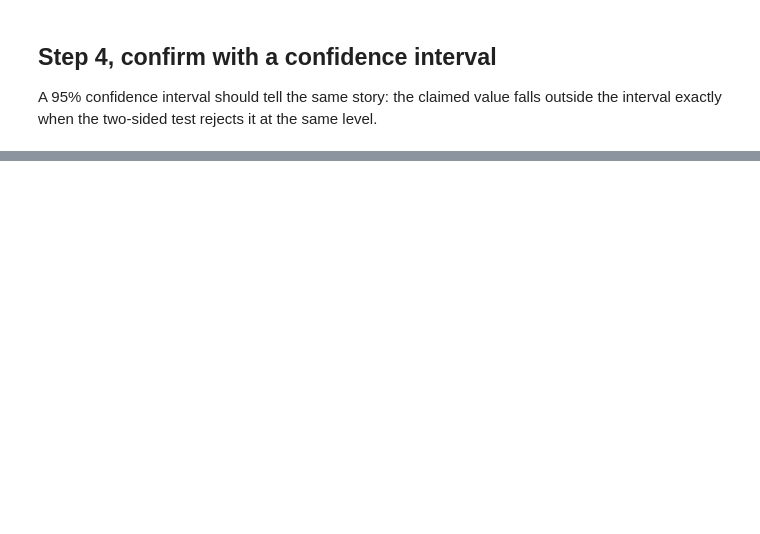
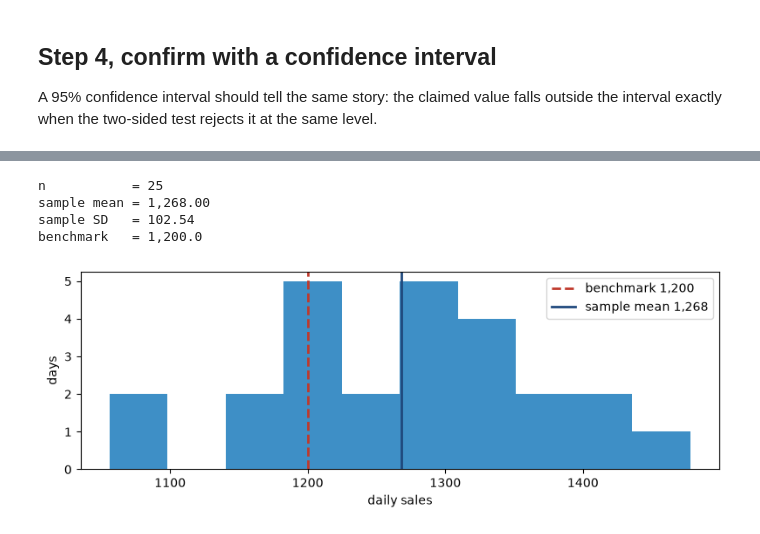
Before and after one commit to eoinlane/BUU33803-student-notebooks, a Jupyter notebook: bu7852/session4/Session4_Exercise_OneSampleTest.ipynb, the cells around one changed output, grey strips where cells are left out. Saved outputs shown, nothing was run; the diff lists cells and outputs as text; code cells hidden in the pictures; blank space fills up the shorter version.

```diff
--- a/bu7852/session4/Session4_Exercise_OneSampleTest.ipynb
+++ b/bu7852/session4/Session4_Exercise_OneSampleTest.ipynb
@@ -81,0 +162,22 @@ print('The interval and the test agree.')
+# %%
+sales_rng = np.random.default_rng(31)
+sales_sample = np.round(sales_rng.normal(1265, 120, 25), 0)   # 25 days since the change
+sales_benchmark = 1200.0                                       # the historical average
+
+print(f'n           = {sales_sample.size}')
+print(f'sample mean = {sales_sample.mean():,.2f}')
+print(f'sample SD   = {sales_sample.std(ddof=1):,.2f}')
+print(f'benchmark   = {sales_benchmark:,.1f}')
+
+plt.figure(figsize=(8, 3.0))
+plt.hist(sales_sample, bins=10, color='#0D73B8', alpha=0.8)
+plt.axvline(sales_benchmark, color='#C0392B', lw=2, ls='--', label=f'benchmark {sales_benchmark:,.0f}')
+plt.axvline(sales_sample.mean(), color='#1F497D', lw=2, label=f'sample mean {sales_sample.mean():,.0f}')
+plt.xlabel('daily sales'); plt.ylabel('days'); plt.legend()
+plt.tight_layout(); plt.show()
+# %% [output]
+n           = 25
+sample mean = 1,268.00
+sample SD   = 102.54
+benchmark   = 1,200.0
+[figure, added]
```
Also changed, not shown: parts of 19 cells of this notebook, 2 other files.
